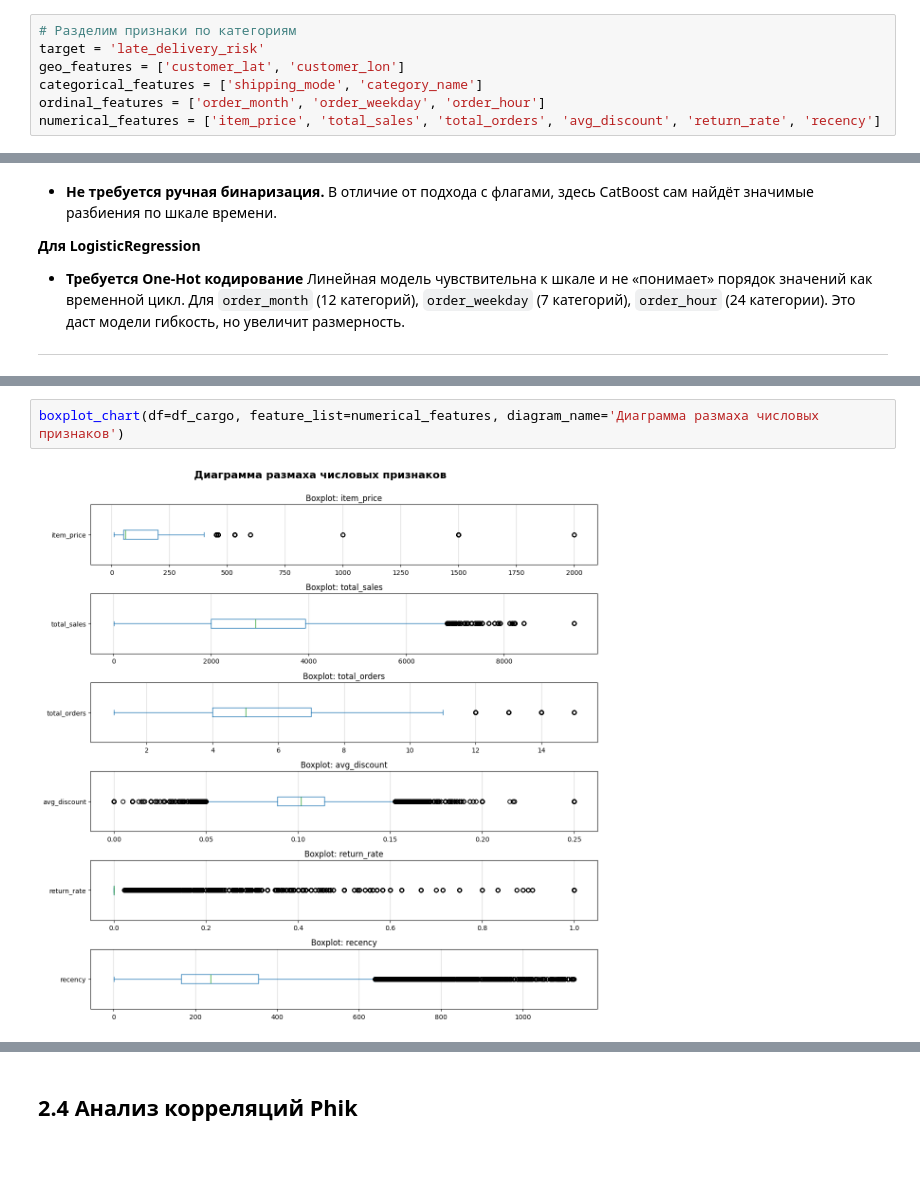
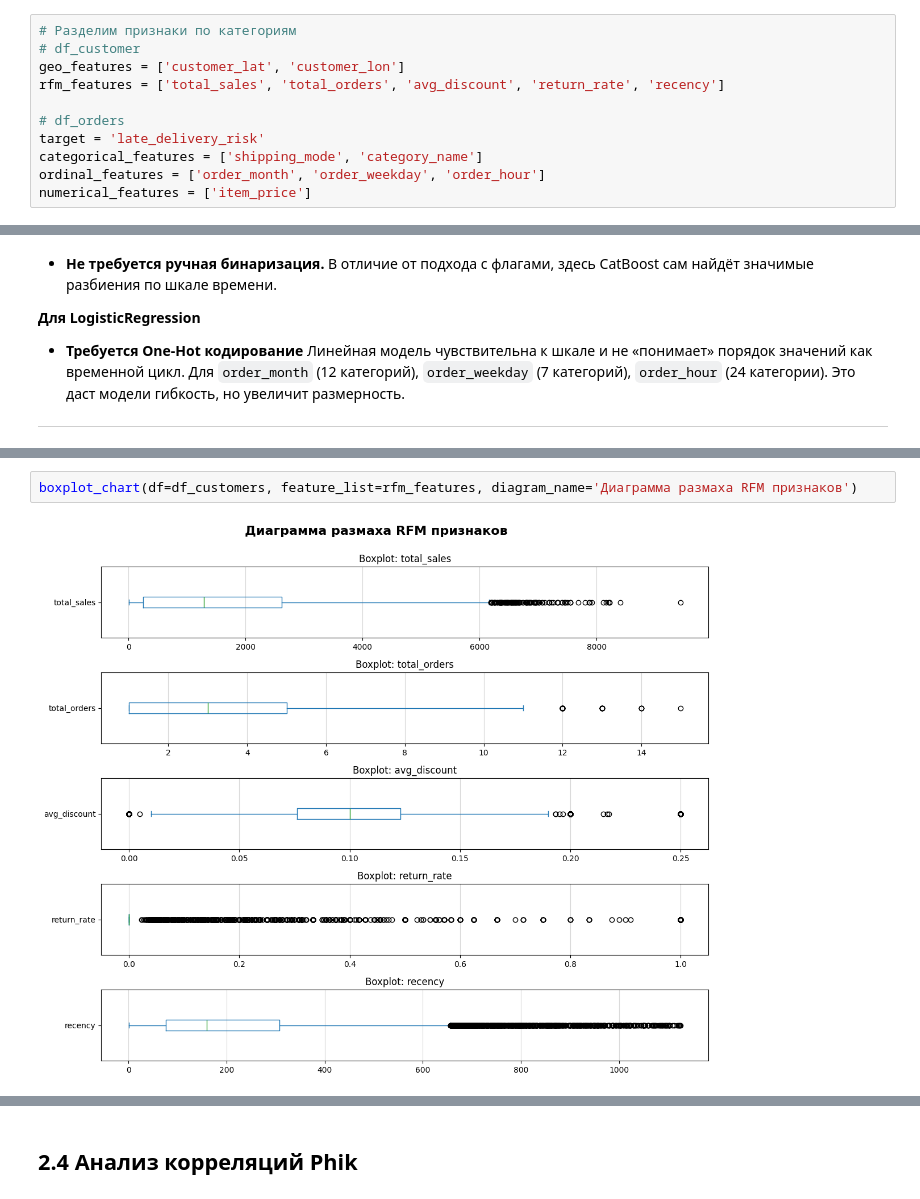
Before and after one commit to TemaQDX/sprint_18_project_carga_pronto, a Jupyter notebook: sprint_18_project_carga_pronto_Artem_Burov.ipynb, the cells around one changed output, grey strips where cells are left out. Cells and saved outputs as stored; diff of their text form; blank space fills up the shorter version.

```diff
--- a/sprint_18_project_carga_pronto_Artem_Burov.ipynb
+++ b/sprint_18_project_carga_pronto_Artem_Burov.ipynb
@@ -619,11 +619,15 @@ plot_bar_chart(data=df_orders['late_delivery_risk'], xlabel='Доставка:
 # 2.2 Географичекий аудит и удаление аномалий
 # %%
 # Разделим признаки по категориям
+# df_customer
+geo_features = ['customer_lat', 'customer_lon']
+rfm_features = ['total_sales', 'total_orders', 'avg_discount', 'return_rate', 'recency']
+
+# df_orders
 target = 'late_delivery_risk'
-geo_features = ['customer_lat', 'customer_lon']
 categorical_features = ['shipping_mode', 'category_name']
 ordinal_features = ['order_month', 'order_weekday', 'order_hour']
-numerical_features = ['item_price', 'total_sales', 'total_orders', 'avg_discount', 'return_rate', 'recency']
+numerical_features = ['item_price']
 # %%
 # Создаём фигуру и оси с проекцией PlateCarree (равнопрямоугольная)
 fig = plt.figure(figsize=(14, 8))
@@ -981,7 +965,7 @@ for col in numerical_features:
 # %%
-boxplot_chart(df=df_cargo, feature_list=numerical_features, diagram_name='Диаграмма размаха числовых признаков')
+boxplot_chart(df=df_customers, feature_list=rfm_features, diagram_name='Диаграмма размаха RFM признаков')
 # %% [output]
-[figure, old version]
+[figure, new version]
 # %% [markdown]
 ### Комментарий
 
```
Also changed, not shown: parts of 34 cells of this notebook, 1 other file.
